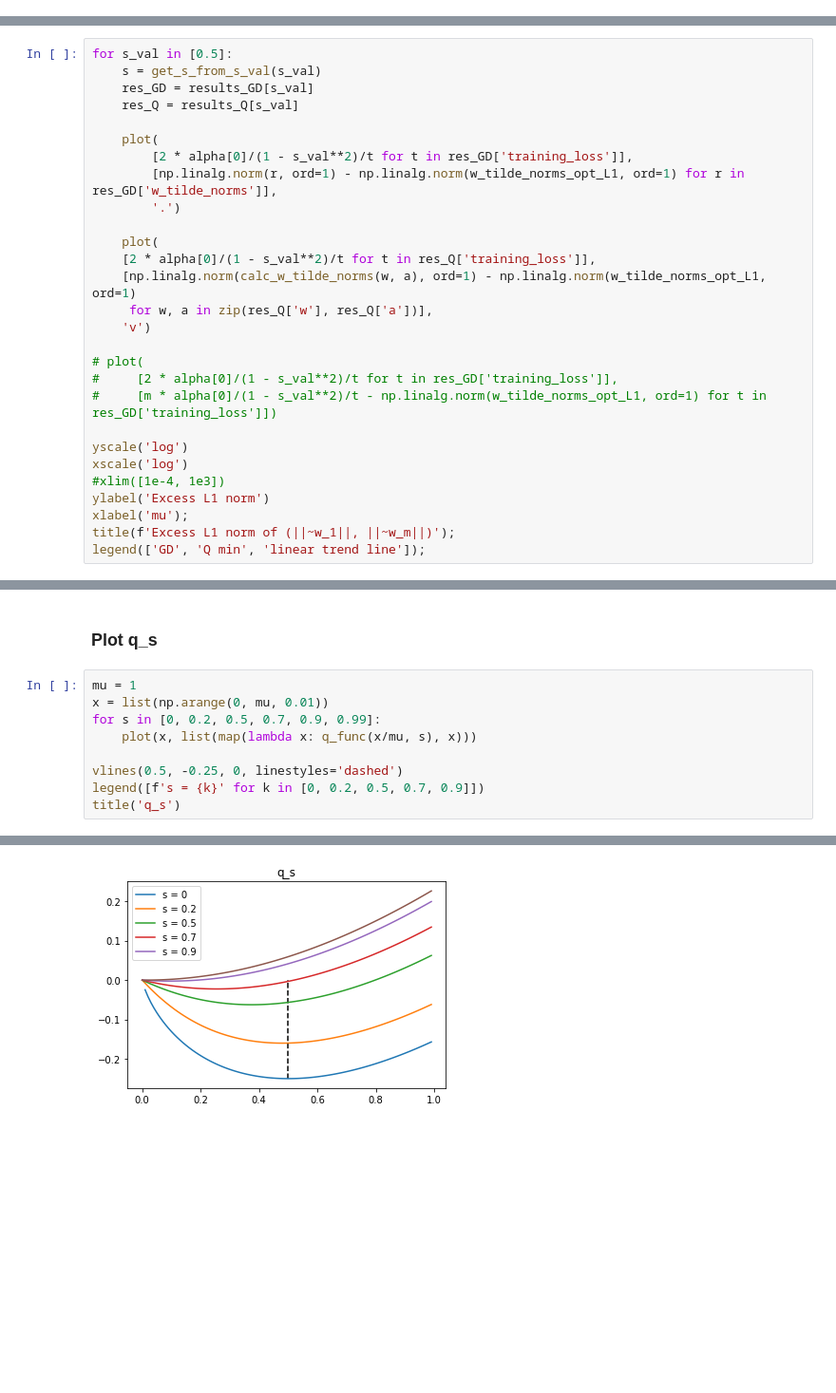
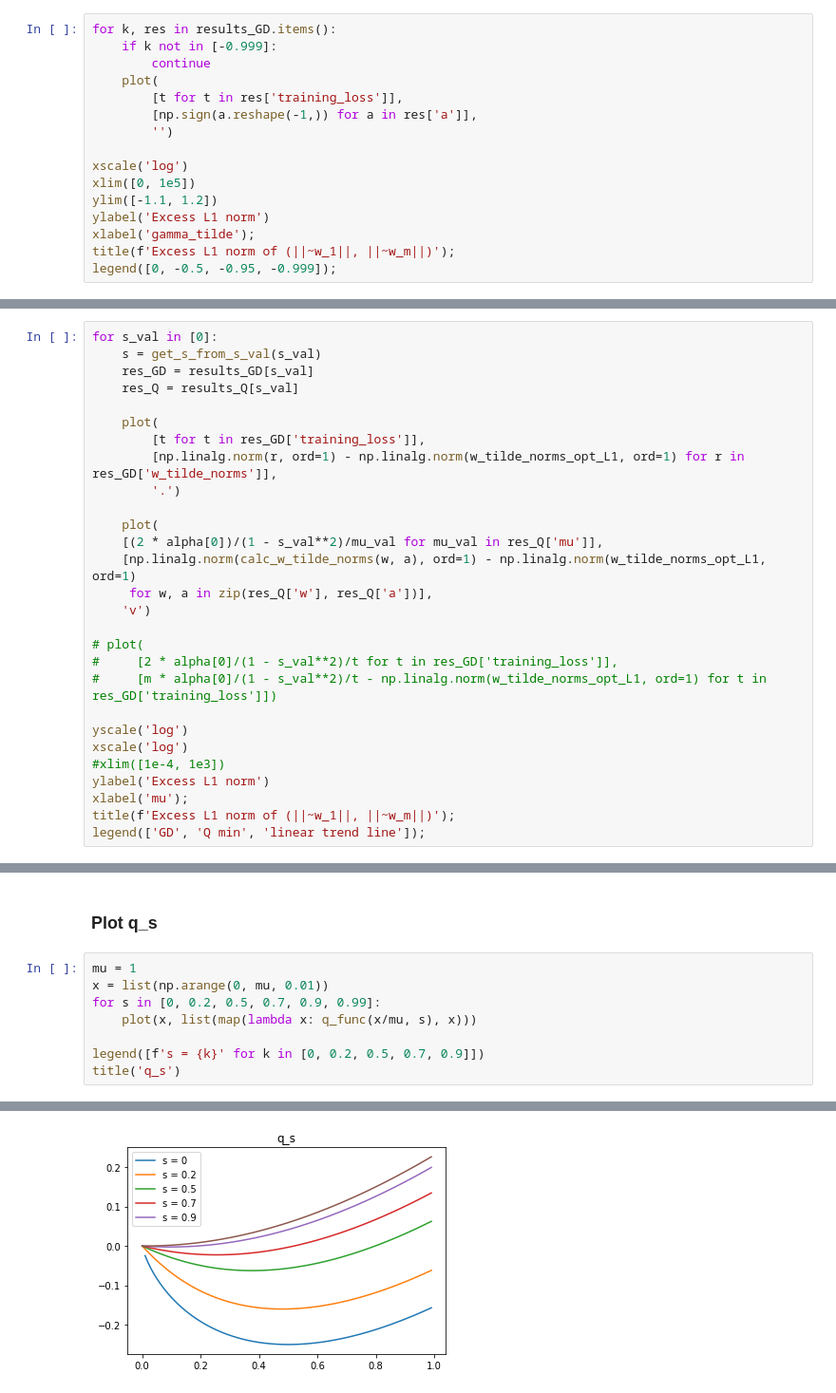
Before and after one commit to shaharazulay/relu-inductive-bias, a Jupyter notebook: source/simulation_general_Q.ipynb, the cells around one changed output, grey strips where cells are left out. Shown at 95% size. Drawn from its saved outputs; the diff is of its cells as text; blank space fills up the shorter version.

```diff
--- a/source/simulation_general_Q.ipynb
+++ b/source/simulation_general_Q.ipynb
@@ -340,0 +429,16 @@ legend([0, -0.5, -0.95, -0.999])
+# %%
+for k, res in results_GD.items():
+    if k not in [-0.999]:
+        continue
+    plot(
+        [t for t in res['training_loss']],
+        [np.sign(a.reshape(-1,)) for a in res['a']],
+        '')
+
+xscale('log')
+xlim([0, 1e5])
+ylim([-1.1, 1.2])
+ylabel('Excess L1 norm')
+xlabel('gamma_tilde');
+title(f'Excess L1 norm of (||~w_1||, ||~w_m||)');
+legend([0, -0.5, -0.95, -0.999]);
@@ -389,18 +497,18 @@ plot_svm_classifier(clf, x, y)
 # %% [markdown]
 ##### Show Q is a good predictor for L1 convergence
 # %%
-for s_val in [0.5]:
+for s_val in [0]:
     s = get_s_from_s_val(s_val)
     res_GD = results_GD[s_val]
     res_Q = results_Q[s_val]
 
     plot(
-        [2 * alpha[0]/(1 - s_val**2)/t for t in res_GD['training_loss']],
+        [t for t in res_GD['training_loss']],
         [np.linalg.norm(r, ord=1) - np.linalg.norm(w_tilde_norms_opt_L1, ord=1) for r in res_GD['w_tilde_norms']],
         '.')
 
     plot(
-    [2 * alpha[0]/(1 - s_val**2)/t for t in res_Q['training_loss']],
+    [(2 * alpha[0])/(1 - s_val**2)/mu_val for mu_val in res_Q['mu']],
     [np.linalg.norm(calc_w_tilde_norms(w, a), ord=1) - np.linalg.norm(w_tilde_norms_opt_L1, ord=1)
      for w, a in zip(res_Q['w'], res_Q['a'])],
     'v')
@@ -439,12 +547,11 @@ legend(['GD']);
 # %%
 mu = 1
 x = list(np.arange(0, mu, 0.01))
 for s in [0, 0.2, 0.5, 0.7, 0.9, 0.99]:
     plot(x, list(map(lambda x: q_func(x/mu, s), x)))
 
-vlines(0.5, -0.25, 0, linestyles='dashed')
 legend([f's = {k}' for k in [0, 0.2, 0.5, 0.7, 0.9]])
 title('q_s')
 # %% [output]
 Text(0.5, 1.0, 'q_s')
-[figure, old version]
+[figure, new version]
```
Also changed, not shown: parts of 18 cells of this notebook.
